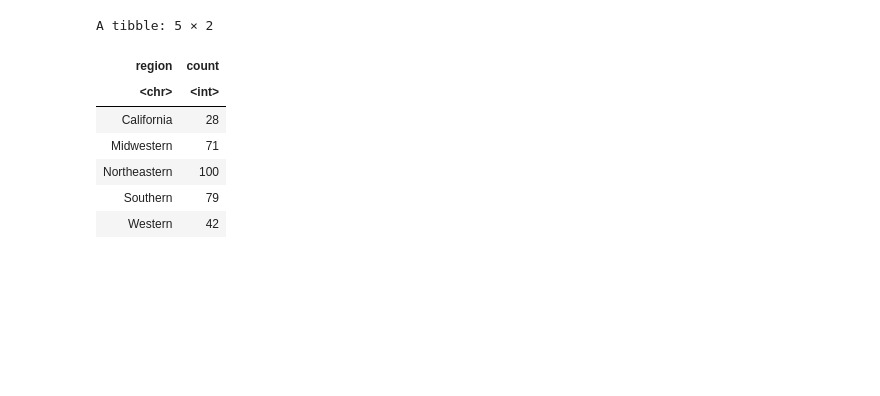
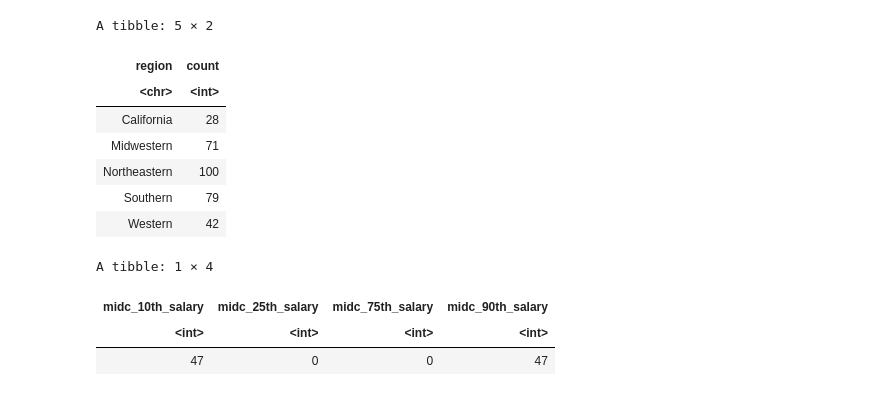
Before and after one commit to colinyee9935/DSCI100_Group_Project, a Jupyter notebook: Project Proposal.ipynb, the cells around one changed output. Saved outputs shown, nothing was run; the diff lists cells and outputs as text; code cells hidden in the pictures; blank space fills up the shorter version.

Commit message:
added download file and created table to count NAs

```diff
--- a/Project Proposal.ipynb
+++ b/Project Proposal.ipynb
@@ -12,8 +27,8 @@ ERROR: Error in file(filename, "r", encoding = encoding): cannot open the connec
 # %%
 #Kaggle requires an APIs for access but the document itself is free for public use
 #It allows us to directly download it from the website so we downloaded the file then loaded it into R
-
-salary_region<-read_csv("data/salaries_by_region.csv")
+download.file("https://raw.githubusercontent.com/colinyee9935/DSCI100_Group_Project/main/data/salaries_by_region.csv", "salary_region.csv")
+salary_region<-read_csv("salary_region.csv")
 
 salary_region <- salary_region |>
     rename_with(~str_to_lower(.) |>              #reformat the column names into lower case and replace space with underscores
@@ -86,3 +101,15 @@ A tibble: 5 × 2
 | Northeastern | 100 |
 | Southern | 79 |
 | Western | 42 |
+# %%
+#counting the missing data points in certain columnds of the data table
+columns_to_check <- c("midc_10th_salary", "midc_25th_salary", "midc_75th_salary", "midc_90th_salary")
+
+missing_counts <- salary_region |>
+    summarize(across(all_of(columns_to_check), ~ sum(is.na(.), na.rm = TRUE)))
+missing_counts
+# %% [output]
+A tibble: 1 × 4
+| midc_10th_salary | midc_25th_salary | midc_75th_salary | midc_90th_salary |
+| <int> | <int> | <int> | <int> |
+| 47 | 0 | 0 | 47 |
```
Also changed, not shown: parts of 1 cell of this notebook.
